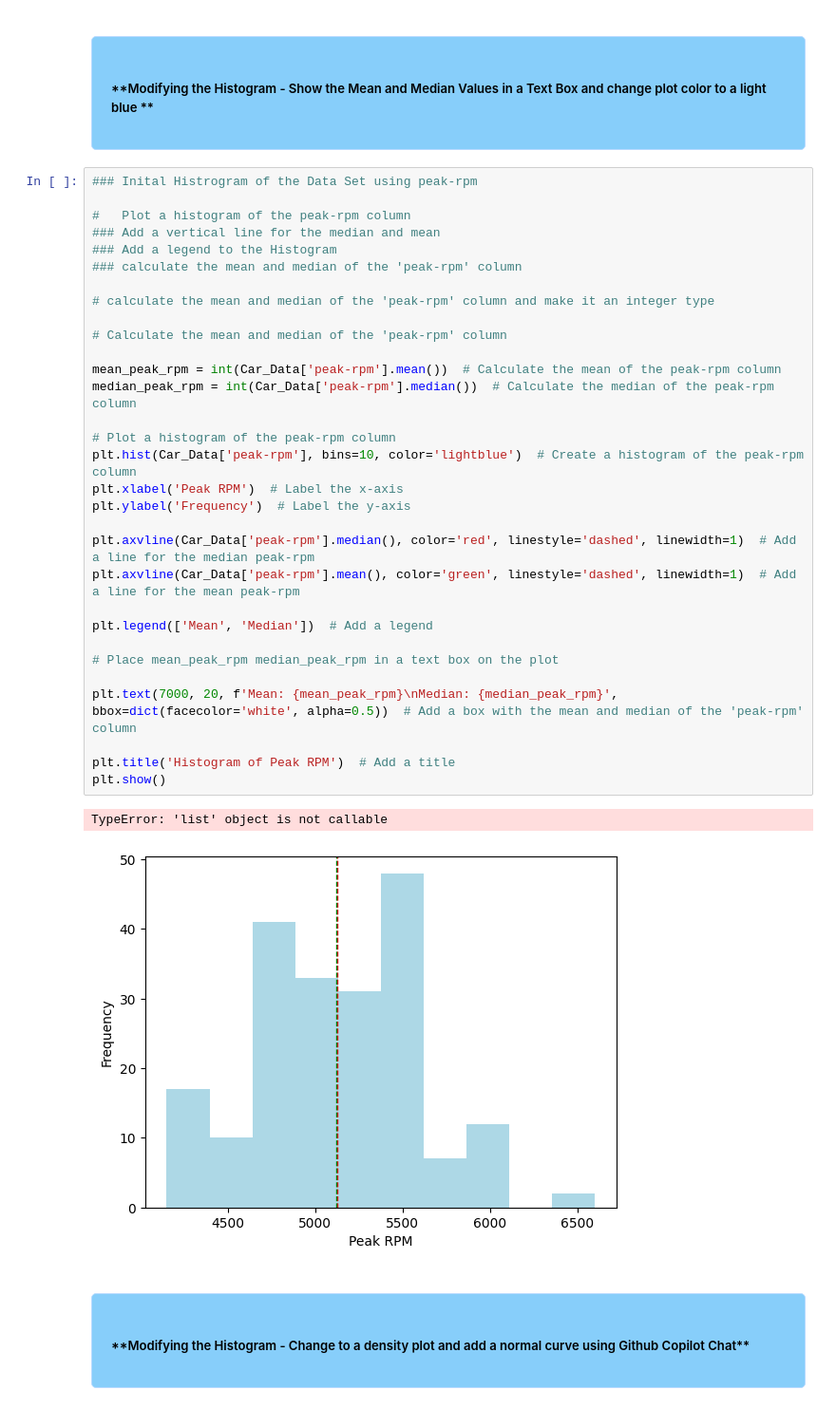
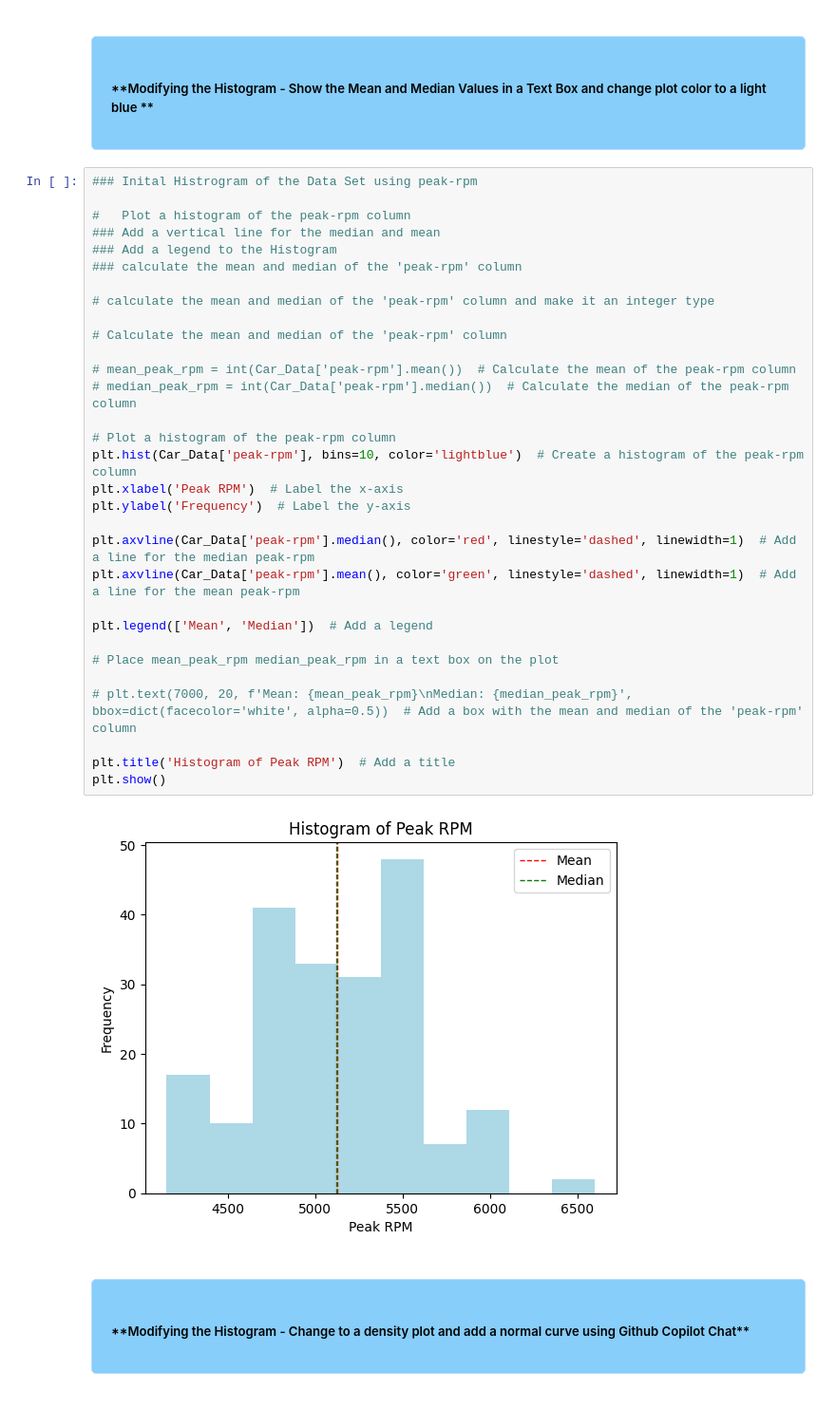
Before and after one commit to rgregs60/Python-Fall-2024-Notebooks, a Jupyter notebook: Video Demos/Python Video Demo #1.ipynb, the cells around one changed output. Shown: that part at 95% size. Cells and saved outputs as stored; diff of their text form.

```diff
--- a/Video Demos/Python Video Demo #1.ipynb
+++ b/Video Demos/Python Video Demo #1.ipynb
@@ -213,37 +215,36 @@ TypeError: 'list' object is not callable
 # %%
 ### Inital Histrogram of the Data Set using peak-rpm
 
 #   Plot a histogram of the peak-rpm column
 ### Add a vertical line for the median and mean
 ### Add a legend to the Histogram
 ### calculate the mean and median of the 'peak-rpm' column
 
 # calculate the mean and median of the 'peak-rpm' column and make it an integer type
 
 # Calculate the mean and median of the 'peak-rpm' column
 
-mean_peak_rpm = int(Car_Data['peak-rpm'].mean())  # Calculate the mean of the peak-rpm column
-median_peak_rpm = int(Car_Data['peak-rpm'].median())  # Calculate the median of the peak-rpm column
+# mean_peak_rpm = int(Car_Data['peak-rpm'].mean())  # Calculate the mean of the peak-rpm column
+# median_peak_rpm = int(Car_Data['peak-rpm'].median())  # Calculate the median of the peak-rpm column
 
 # Plot a histogram of the peak-rpm column
 plt.hist(Car_Data['peak-rpm'], bins=10, color='lightblue')  # Create a histogram of the peak-rpm column
 plt.xlabel('Peak RPM')  # Label the x-axis
 plt.ylabel('Frequency')  # Label the y-axis
 
 plt.axvline(Car_Data['peak-rpm'].median(), color='red', linestyle='dashed', linewidth=1)  # Add a line for the median peak-rpm
 plt.axvline(Car_Data['peak-rpm'].mean(), color='green', linestyle='dashed', linewidth=1)  # Add a line for the mean peak-rpm
 
 plt.legend(['Mean', 'Median'])  # Add a legend
 
 # Place mean_peak_rpm median_peak_rpm in a text box on the plot
 
-plt.text(7000, 20, f'Mean: {mean_peak_rpm}\nMedian: {median_peak_rpm}', bbox=dict(facecolor='white', alpha=0.5))  # Add a box with the mean and median of the 'peak-rpm' column
+# plt.text(7000, 20, f'Mean: {mean_peak_rpm}\nMedian: {median_peak_rpm}', bbox=dict(facecolor='white', alpha=0.5))  # Add a box with the mean and median of the 'peak-rpm' column
 
 plt.title('Histogram of Peak RPM')  # Add a title
 plt.show()
 # %% [output]
-TypeError: 'list' object is not callable
-[figure, old version]
+[figure, new version]
 # %% [markdown]
 <div style="background-color: #87CEFA; color: #000000; padding: 20px; border-radius: 5px; margin-top: 20px; border: 1px solid #b8daff;">
 <p> </p>
```
Also changed, not shown: parts of 7 cells of this notebook.
